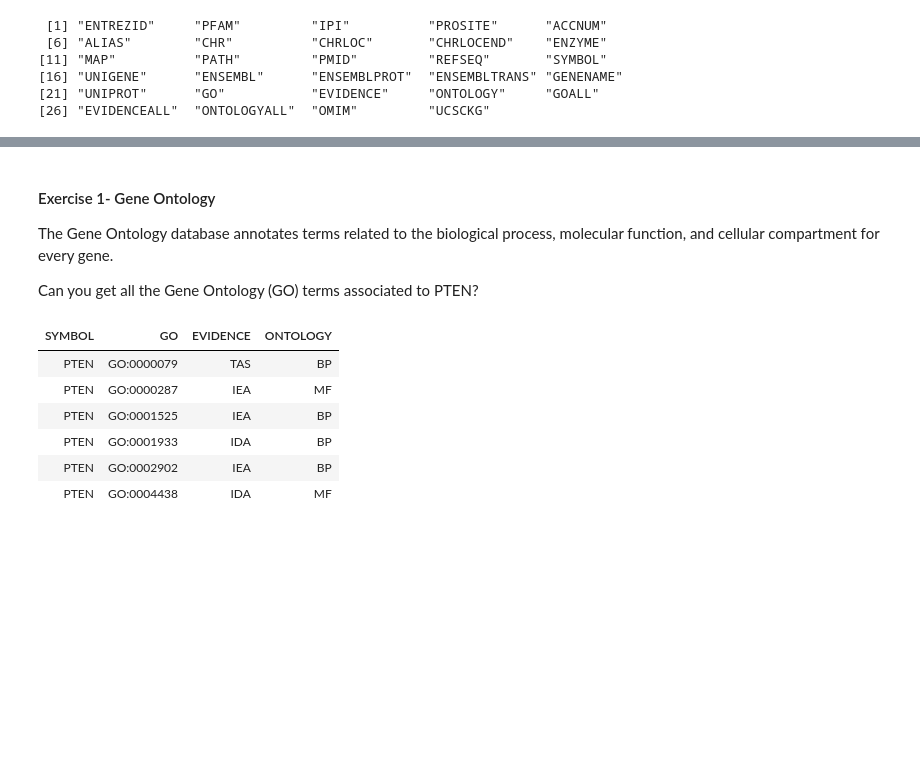
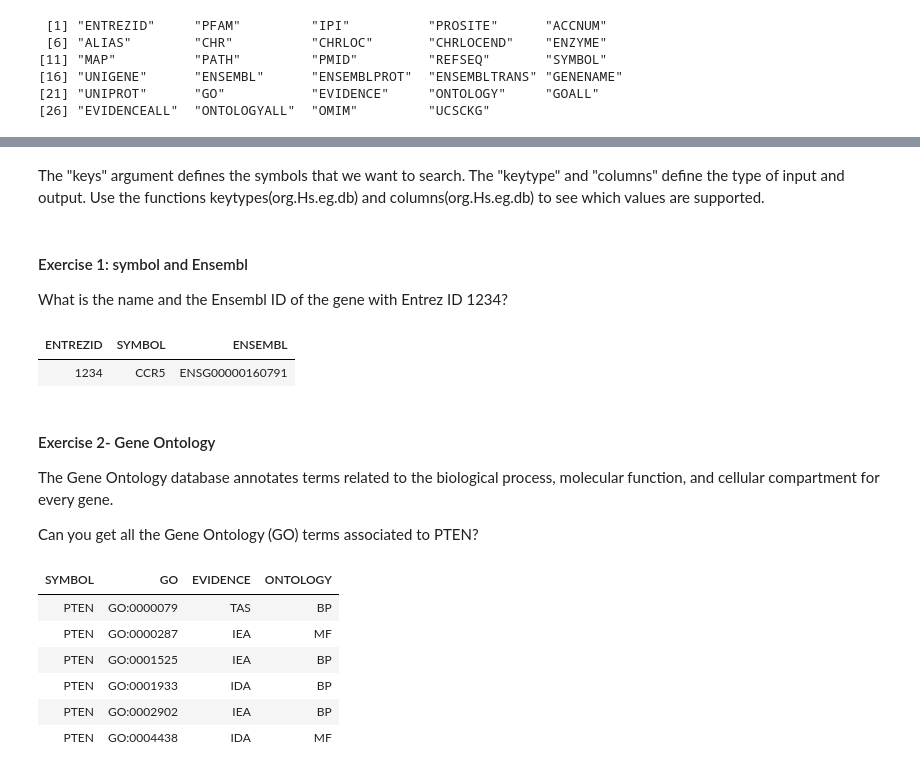
Before and after one commit to dalloliogm/belgrade_unix_intro, a Jupyter notebook: PEB Bioconductor workshop.ipynb, the cells around one changed output, grey strips where cells are left out. Drawn from its saved outputs; the diff is of its cells as text; code cells hidden in the pictures; blank space fills up the shorter version.

Commit message:
BIO: Improved org.Hs.eg.db exercise

```diff
--- a/PEB Bioconductor workshop.ipynb
+++ b/PEB Bioconductor workshop.ipynb
@@ -102,5 +100,16 @@ select(org.Hs.eg.db, keys=as.character(c("CCR5")), keytype='SYMBOL', columns=c('
+# %% [markdown]
+The "keys" argument defines the symbols that we want to search. The "keytype" and "columns" define the type of input and output. Use the functions keytypes(org.Hs.eg.db) and columns(org.Hs.eg.db) to see which values are supported.
+# %% [markdown]
+#### Exercise 1: symbol and Ensembl
+
+What is the name and the Ensembl ID of the gene with Entrez ID 1234?
+# %%
+AnnotationDbi::select(org.Hs.eg.db, keys=as.character(c("1234")), keytype='ENTREZID', columns=c('SYMBOL','ENSEMBL'))
+# %% [output]
+| ENTREZID | SYMBOL | ENSEMBL |
+| 1234 | CCR5 | ENSG00000160791 |
 # %% [markdown]
-#### Exercise 1- Gene Ontology
+#### Exercise 2- Gene Ontology
 
 The Gene Ontology database annotates terms related to the biological process, molecular function, and cellular compartment for every gene.
 
```
Also changed, not shown: parts of 7 cells of this notebook.
